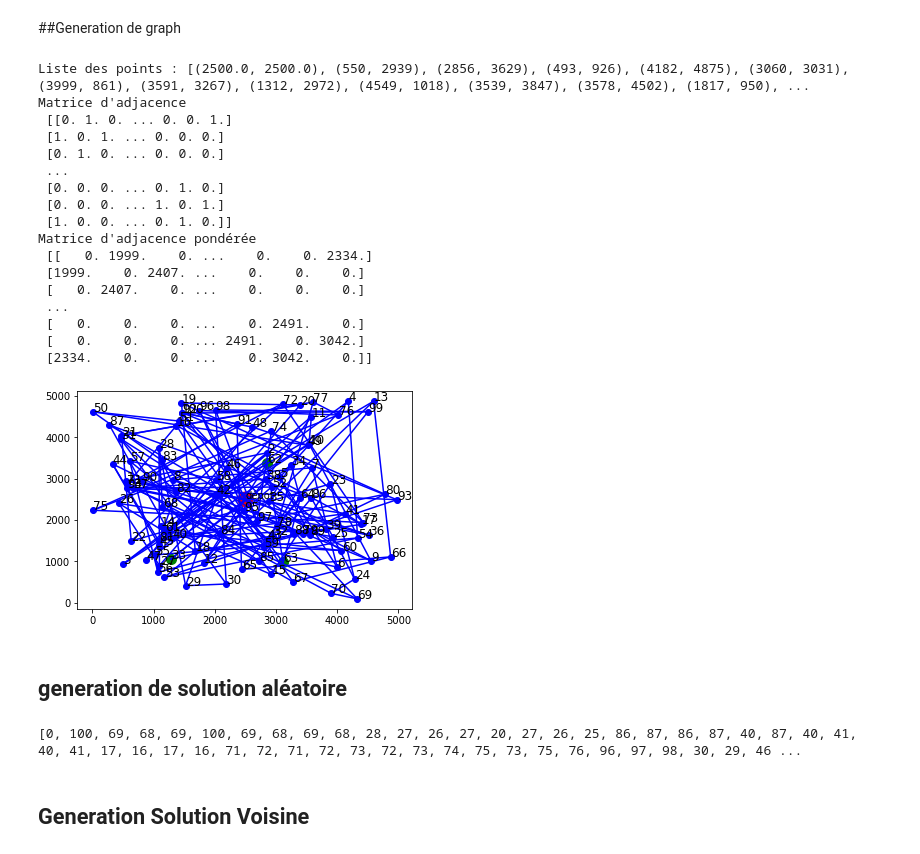
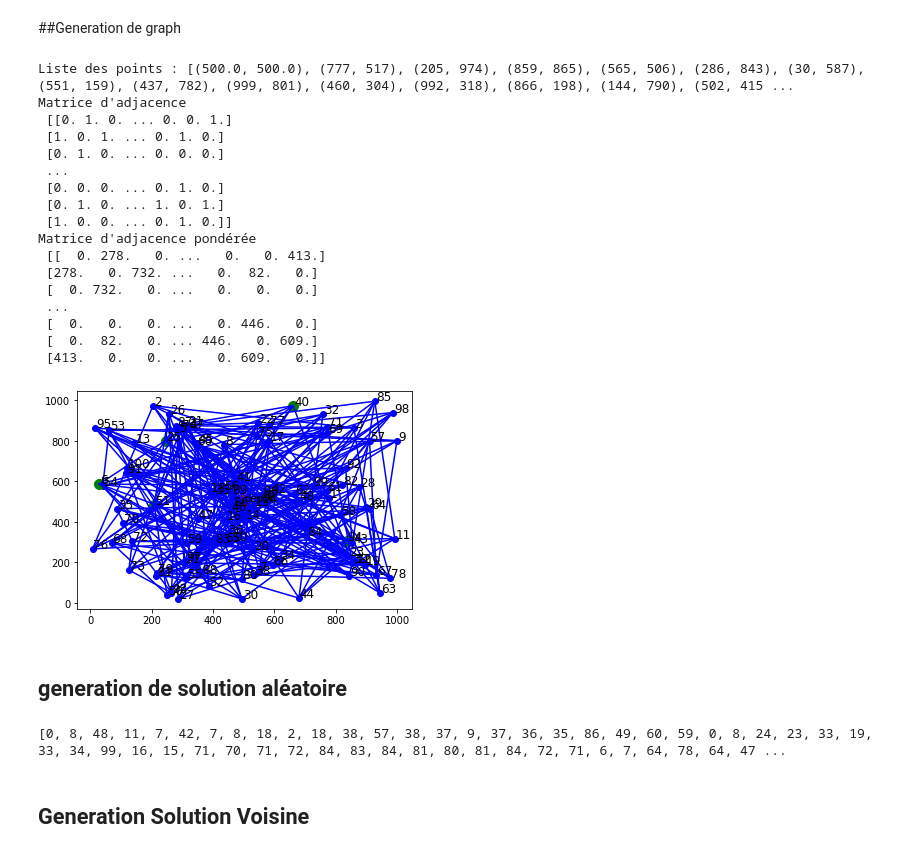
Before and after one commit to R1leMargoulin/projet_ADEME, a Jupyter notebook: Recuit_Simule.ipynb, the cells around one changed output. Drawn from its saved outputs; the diff is of its cells as text; code cells hidden in the pictures.

```diff
--- a/Recuit_Simule.ipynb
+++ b/Recuit_Simule.ipynb
@@ -8,7 +8,7 @@ import matplotlib.pyplot as plt
 
 def pointGeneration(nb):
     n = nb
-    scale = 50*n
+    scale = 10*n
     maxJoint = 1
 
     depot = (scale/2,scale/2)
@@ -33,6 +33,20 @@ def randomPackages(nb, nbPointsMax):
     for i in range(len(package)):
         plt.plot(pointList[package[i]][0], pointList[package[i]][1],"go", markersize=10)
     return package
+
+def traceSolution(s,package, pointList):
+    plt.plot(pointList[0][0],pointList[0][1],"ro", markersize=15)
+    plt.annotate("dépot", (pointList[0][0]+3, pointList[0][1]+3), fontsize=10)
+
+    for i in range(len(package)):
+
+        plt.plot(pointList[package[i]][0], pointList[package[i]][1],"go", markersize=10)
+
+    for i in range(0,len(s)-1):
+        x = (pointList[s[i]][0], pointList[s[i+1]][0])
+        y = (pointList[s[i]][1], pointList[s[i+1]][1])
+        plt.plot(x, y,"b", linestyle="solid")
+        plt.annotate(s[i+1], (pointList[s[i+1]][0]+3, pointList[s[i+1]][1]+3), fontsize=12)
 
 
 #------------------------------------------------------------------------------------
@@ -76,45 +90,45 @@ def TraceLinks(matrix):
 #------------------------------------------------------------------------------------
 def ponderation(pointList, matrix):
     for i in range(len(matrix)):
         for j in range(len(matrix)):
             if matrix[i][j] == 1:
                 poids = np.sqrt((pointList[i][0]-pointList[j][0])**2+(pointList[i][1]-pointList[j][1])**2)
                 matrix[i][j] = round(poids)
 
 
 #------------------------------------------------------------------------------------------------------------------------------------
 nbPoints = 100
-nbvoisins = 3
-nbPackages = 3
+nbvoisins = 6
+nbPackages = 8
 
 pointList = pointGeneration(nbPoints)
 print("Liste des points :", pointList)
 plotPoints(pointList)
 package = randomPackages(nbPackages, nbPoints)
 matrix = makematrix(pointList, nbvoisins)
 print("Matrice d'adjacence \n", matrix)
 ponderation (pointList,matrix)
 print("Matrice d'adjacence pondérée \n", matrix)
 TraceLinks(matrix)
 # %% [output]
-Liste des points : [(2500.0, 2500.0), (550, 2939), (2856, 3629), (493, 926), (4182, 4875), (3060, 3031), (3999, 861), (3591, 3267), (1312, 2972), (4549, 1018), (3539, 3847), (3578, 4502), (1817, 950), ...
+Liste des points : [(500.0, 500.0), (777, 517), (205, 974), (859, 865), (565, 506), (286, 843), (30, 587), (551, 159), (437, 782), (999, 801), (460, 304), (992, 318), (866, 198), (144, 790), (502, 415 ...
 Matrice d'adjacence
  [[0. 1. 0. ... 0. 0. 1.]
- [1. 0. 1. ... 0. 0. 0.]
+ [1. 0. 1. ... 0. 1. 0.]
  [0. 1. 0. ... 0. 0. 0.]
  ...
  [0. 0. 0. ... 0. 1. 0.]
- [0. 0. 0. ... 1. 0. 1.]
+ [0. 1. 0. ... 1. 0. 1.]
  [1. 0. 0. ... 0. 1. 0.]]
 Matrice d'adjacence pondérée
- [[   0. 1999.    0. ...    0.    0. 2334.]
- [1999.    0. 2407. ...    0.    0.    0.]
- [   0. 2407.    0. ...    0.    0.    0.]
+ [[  0. 278.   0. ...   0.   0. 413.]
+ [278.   0. 732. ...   0.  82.   0.]
+ [  0. 732.   0. ...   0.   0.   0.]
  ...
- [   0.    0.    0. ...    0. 2491.    0.]
- [   0.    0.    0. ... 2491.    0. 3042.]
- [2334.    0.    0. ...    0. 3042.    0.]]
+ [  0.   0.   0. ...   0. 446.   0.]
+ [  0.  82.   0. ... 446.   0. 609.]
+ [413.   0.   0. ...   0. 609.   0.]]
-[figure, old version]
+[figure, new version]
 # %% [markdown]
 ## generation de solution aléatoire
 # %%
@@ -122,8 +136,6 @@ def generateSolution(matrix,package):
 
     packageLeft = package.copy()
     solution = [0]
-
-    #print("Package : ", packageLeft)
 
     while(packageLeft):
         randomNext = np.random.randint(0,len(matrix))
@@ -132,7 +144,12 @@ def generateSolution(matrix,package):
         solution.append(randomNext)
         if(randomNext in packageLeft):
             packageLeft.remove(randomNext)
-    #print("Solution : ",solution)
+
+    while(solution[-1] != 0):
+        randomNext = np.random.randint(0,len(matrix))
+        while( matrix[solution[-1]][randomNext] == 0 ):
+            randomNext = np.random.randint(0,len(matrix))
+        solution.append(randomNext)
 
     return solution
 
@@ -159,7 +176,7 @@ def generatePopulation(matrix,package):
 UniqueRandomSolution = generateSolution(matrix, package)
 print(UniqueRandomSolution)
 # %% [output]
-[0, 100, 69, 68, 69, 100, 69, 68, 69, 68, 28, 27, 26, 27, 20, 27, 26, 25, 86, 87, 86, 87, 40, 87, 40, 41, 40, 41, 17, 16, 17, 16, 71, 72, 71, 72, 73, 72, 73, 74, 75, 73, 75, 76, 96, 97, 98, 30, 29, 46 ...
+[0, 8, 48, 11, 7, 42, 7, 8, 18, 2, 18, 38, 57, 38, 37, 9, 37, 36, 35, 86, 49, 60, 59, 0, 8, 24, 23, 33, 19, 33, 34, 99, 16, 15, 71, 70, 71, 72, 84, 83, 84, 81, 80, 81, 84, 72, 71, 6, 7, 64, 78, 64, 47 ...
 # %% [markdown]
 ## Generation Solution Voisine
 # %% [markdown]
```
Also changed, not shown: parts of 5 cells of this notebook, 1 other file.
